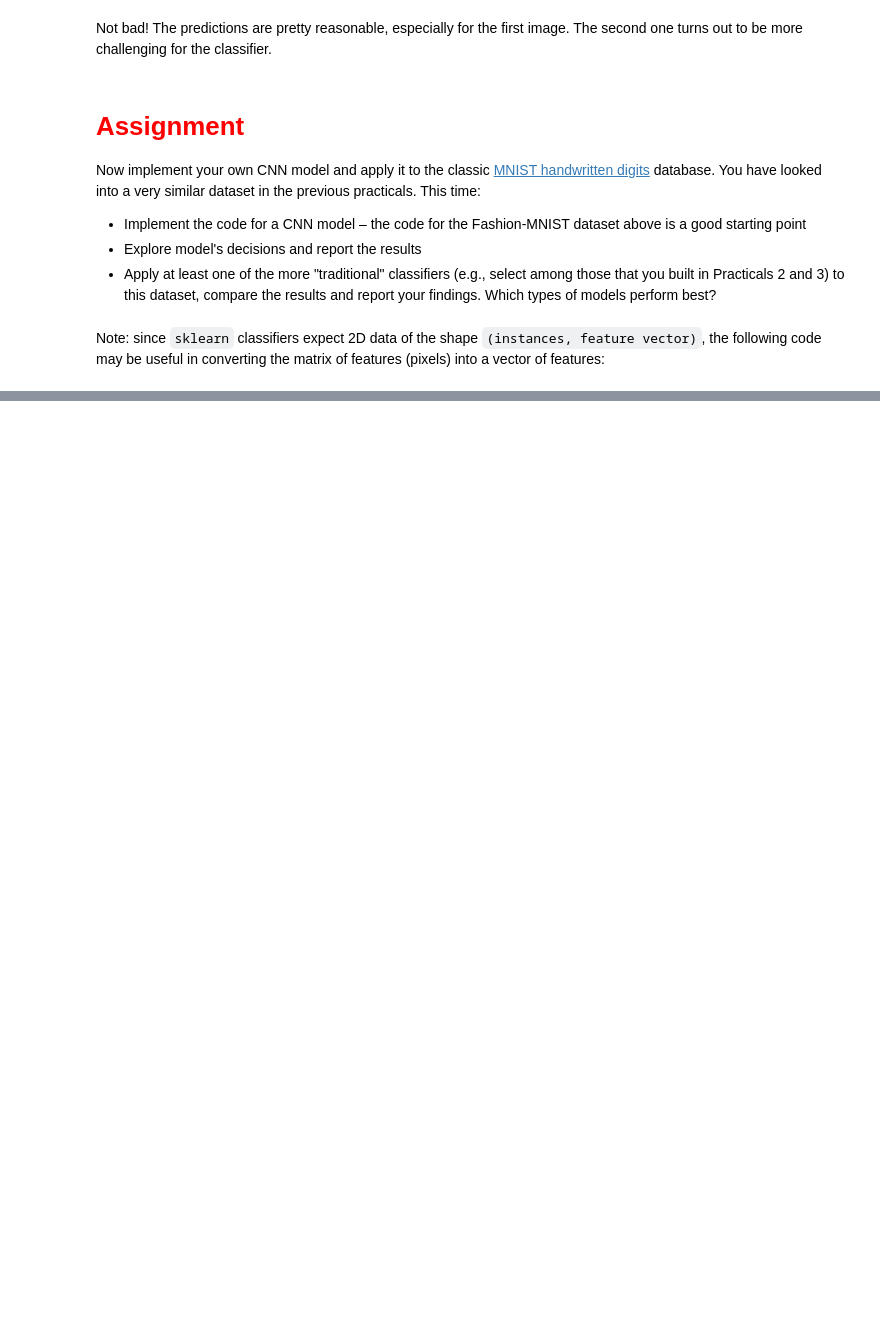
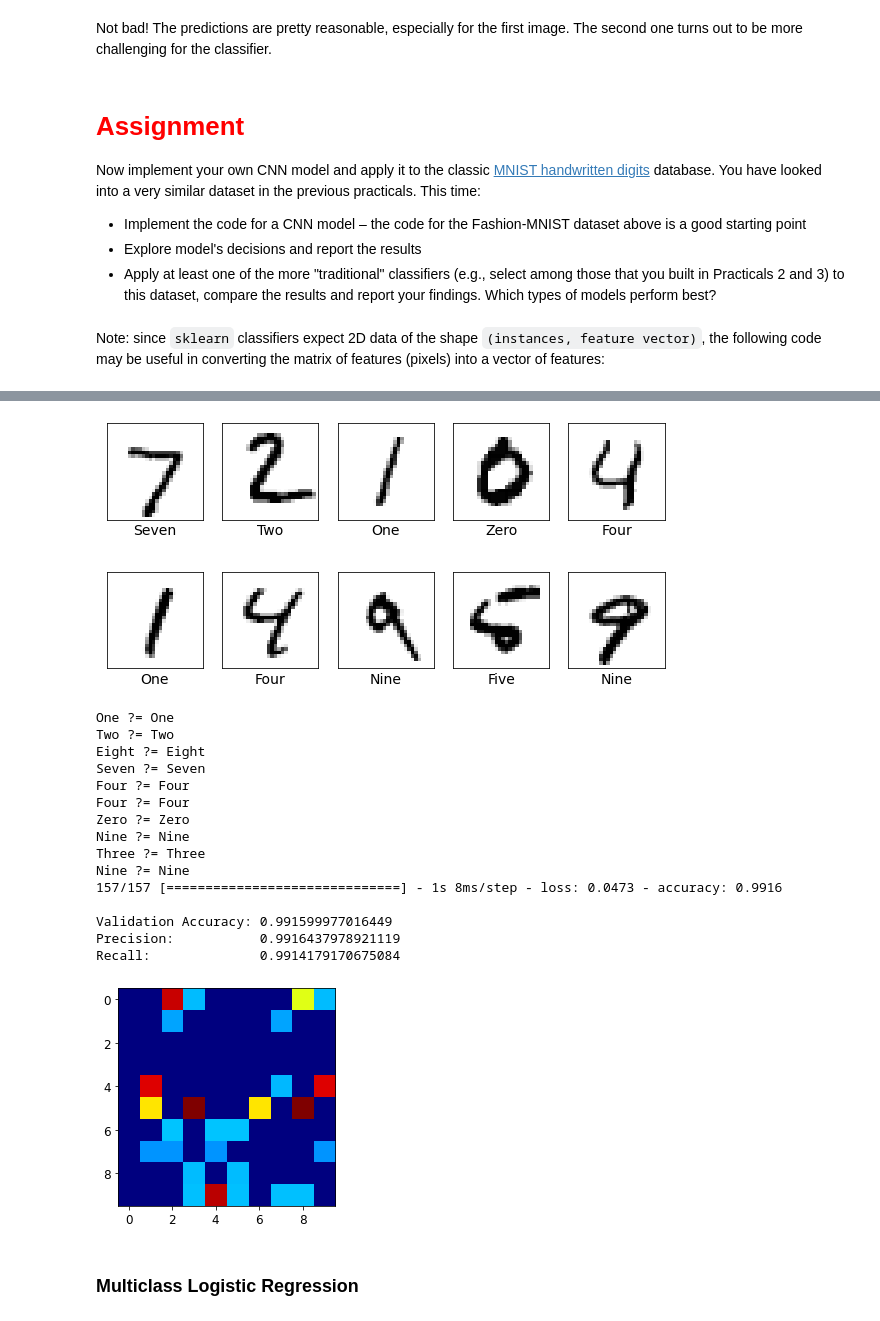
Before and after one commit to jayrabjohns/convolution-neural-networks, a Jupyter notebook: Practical6.ipynb, the cells around one changed output, grey strips where cells are left out. Saved outputs shown, nothing was run; the diff lists cells and outputs as text; code cells hidden in the pictures; blank space fills up the shorter version.

```diff
--- a/Practical6.ipynb
+++ b/Practical6.ipynb
@@ -421,0 +633,14 @@ X_train_flat.shape
+# %%
+X_mean = X_train.mean(axis=0, keepdims=True)
+X_std = X_train.std(axis=0, keepdims=True) + 1e-7
+X_train = (X_train - X_mean) / X_std
+X_valid = (X_valid - X_mean) / X_std
+X_test = (X_test - X_mean) / X_std
+
+X_train = X_train[..., np.newaxis]
+X_valid = X_valid[..., np.newaxis]
+X_test = X_test[..., np.newaxis]
+
+# Flattening data for classical classifiers later on
+flat = lambda X: X.reshape(X.shape[0], -1)
+X_train_flat, X_valid_flat, X_test_flat = map(flat, (X_train, X_valid, X_test))
@@ -421,0 +691,48 @@ X_train_flat.shape
+# %%
+cnn_y_pred = model.predict(X_valid)
+
+plt.figure(figsize=(10,5))
+for i in range(10):
+    plt.subplot(2,5,i+1)
+    plt.xticks([])
+    plt.yticks([])
+    plt.grid(False)
+    plt.imshow(test_images[i], cmap=plt.cm.binary)
+    plt.xlabel(class_names[y_test[i]])
+plt.show()
+
+result = tf.argmax(cnn_y_pred, axis=1)
+
+for i in range(10):
+    print(class_names[result.numpy()[i]], "?=", class_names[y_valid[i]])
+
+cnn_loss, cnn_accuracy = model.evaluate(X_valid, y_valid)
+cnn_precision, cnn_recall = calculatePrecisionAndRecall(y_valid, result.numpy())
+
+print(f"""
+Validation Accuracy: {cnn_accuracy}
+Precision:           {cnn_precision}
+Recall:              {cnn_recall}
+""")
+
+show_confusion_matrix(y_valid, result.numpy())
+# %% [output]
+[figure, added]
+One ?= One
+Two ?= Two
+Eight ?= Eight
+Seven ?= Seven
+Four ?= Four
+Four ?= Four
+Zero ?= Zero
+Nine ?= Nine
+Three ?= Three
+Nine ?= Nine
+157/157 [==============================] - 1s 8ms/step - loss: 0.0473 - accuracy: 0.9916
+
+Validation Accuracy: 0.991599977016449
+Precision:           0.9916437978921119
+Recall:              0.9914179170675084
+[figure, added]
+# %% [markdown]
+### Multiclass Logistic Regression
```
Also changed, not shown: parts of 54 cells of this notebook.
